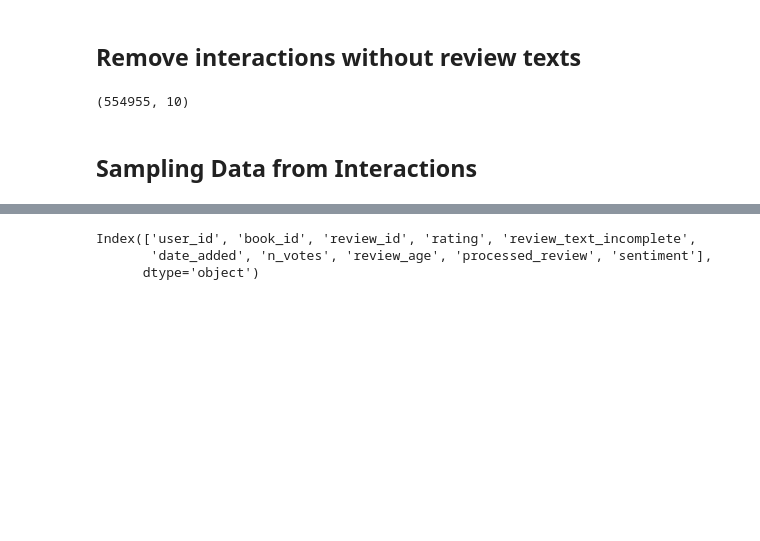
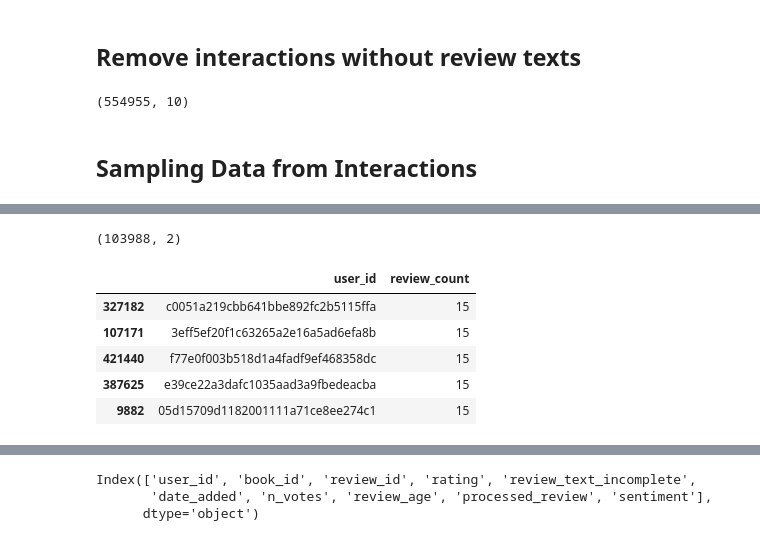
Before and after one commit to Pangerlanger/bt4222-books, a Jupyter notebook: sampling.ipynb, the cells around one changed output, grey strips where cells are left out. Drawn from its saved outputs; the diff is of its cells as text; code cells hidden in the pictures; blank space fills up the shorter version.

```diff
--- a/sampling.ipynb
+++ b/sampling.ipynb
@@ -106,3 +96,17 @@ sampled_users_df.head()
+# %%
+# sampling half of the users with less than 10 reviews
+sampled_users_df = users_under_10.sample(frac=0.9)
+sampled_users_df = users_under_10
+print(sampled_users_df.shape)
+sampled_users_df.head()
+# %% [output]
+(103988, 2)
+|  | user_id | review_count |
+| 327182 | c0051a219cbb641bbe892fc2b5115ffa | 15 |
+| 107171 | 3eff5ef20f1c63265a2e16a5ad6efa8b | 15 |
+| 421440 | f77e0f003b518d1a4fadf9ef468358dc | 15 |
+| 387625 | e39ce22a3dafc1035aad3a9fbedeacba | 15 |
+| 9882 | 05d15709d1182001111a71ce8ee274c1 | 15 |
 # %%
 print(sampled_users_df['review_count'].describe())
 # %% [output]
```
Also changed, not shown: parts of 14 cells of this notebook.
